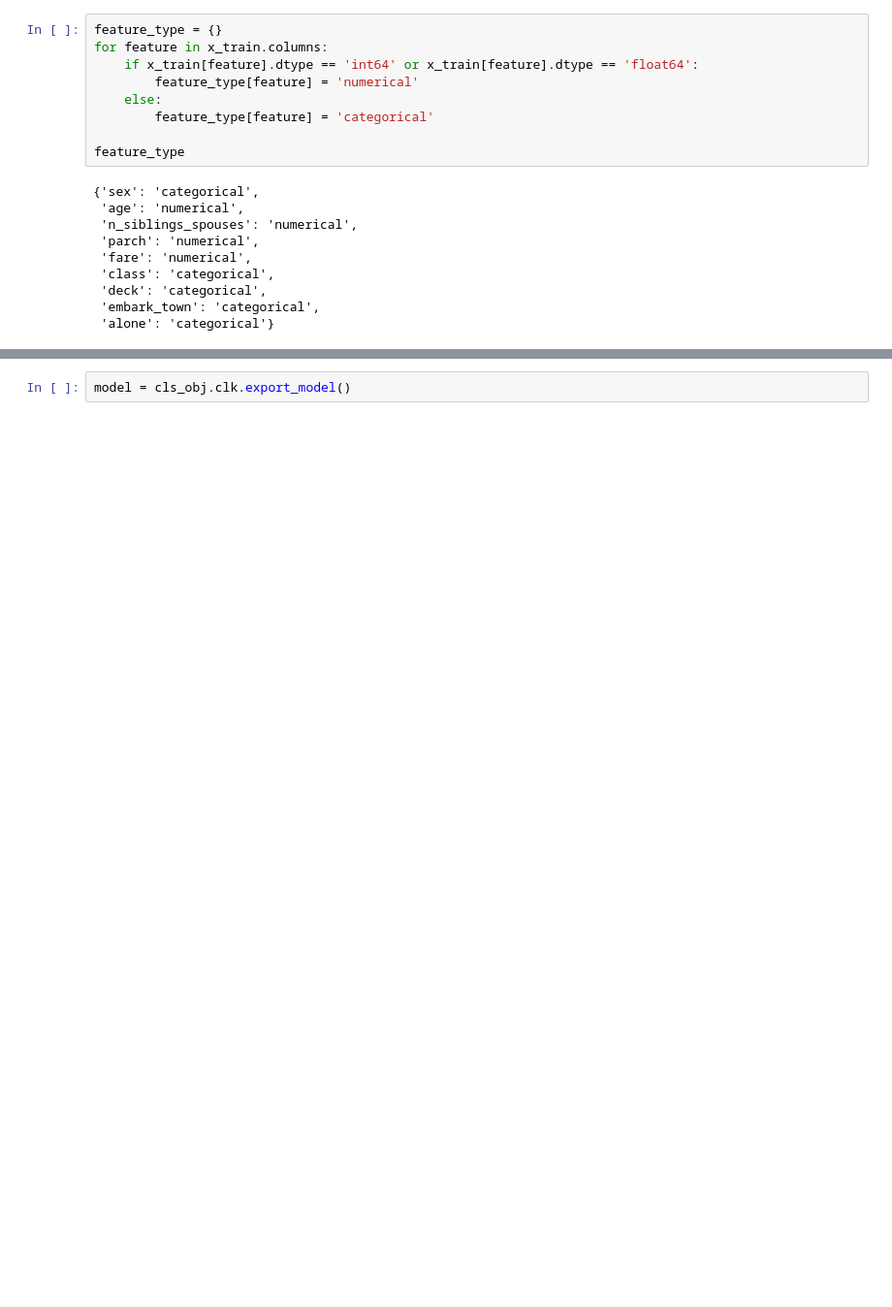
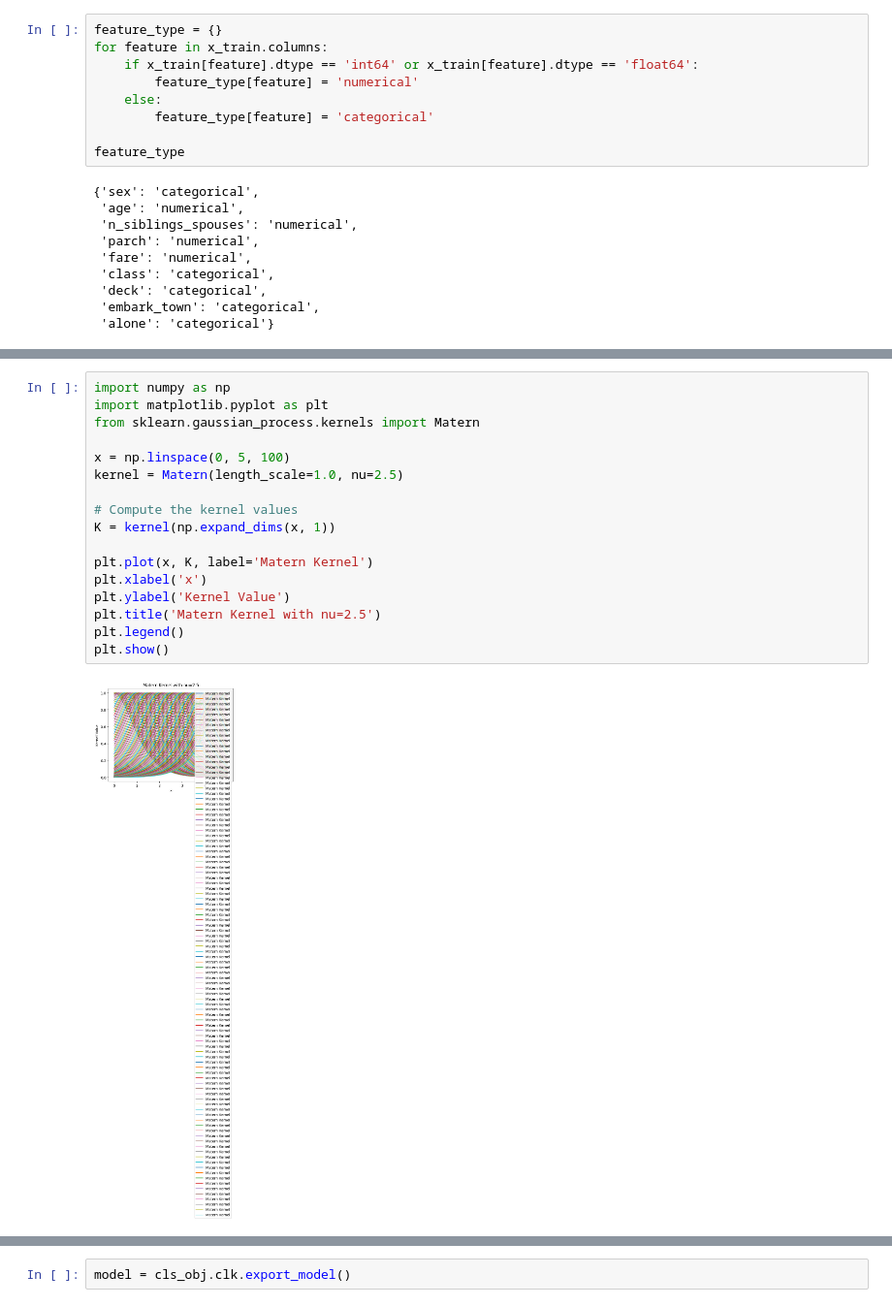
Before and after one commit to deep-son/AutoX, a Jupyter notebook: Tests.ipynb, the cells around one changed output, grey strips where cells are left out. Shown at 97% size. Drawn from its saved outputs; the diff is of its cells as text; blank space fills up the shorter version.

```diff
--- a/Tests.ipynb
+++ b/Tests.ipynb
@@ -106,0 +308,19 @@ INFO:tensorflow:Assets written to: .\structured_data_classifier\best_model\asset
+# %%
+import numpy as np
+import matplotlib.pyplot as plt
+from sklearn.gaussian_process.kernels import Matern
+
+x = np.linspace(0, 5, 100)
+kernel = Matern(length_scale=1.0, nu=2.5)
+
+# Compute the kernel values
+K = kernel(np.expand_dims(x, 1))
+
+plt.plot(x, K, label='Matern Kernel')
+plt.xlabel('x')
+plt.ylabel('Kernel Value')
+plt.title('Matern Kernel with nu=2.5')
+plt.legend()
+plt.show()
+# %% [output]
+[figure, added]
```
Also changed, not shown: parts of 60 cells of this notebook, 32 other files.
